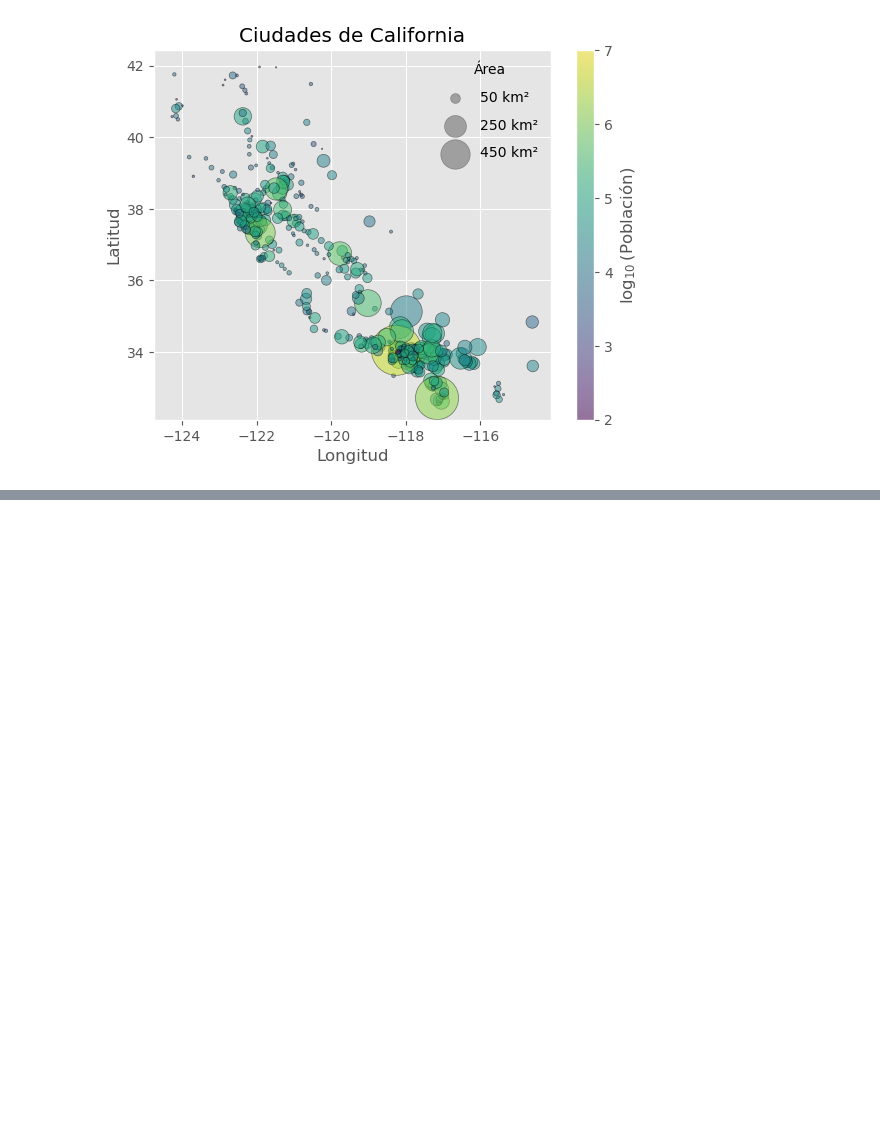
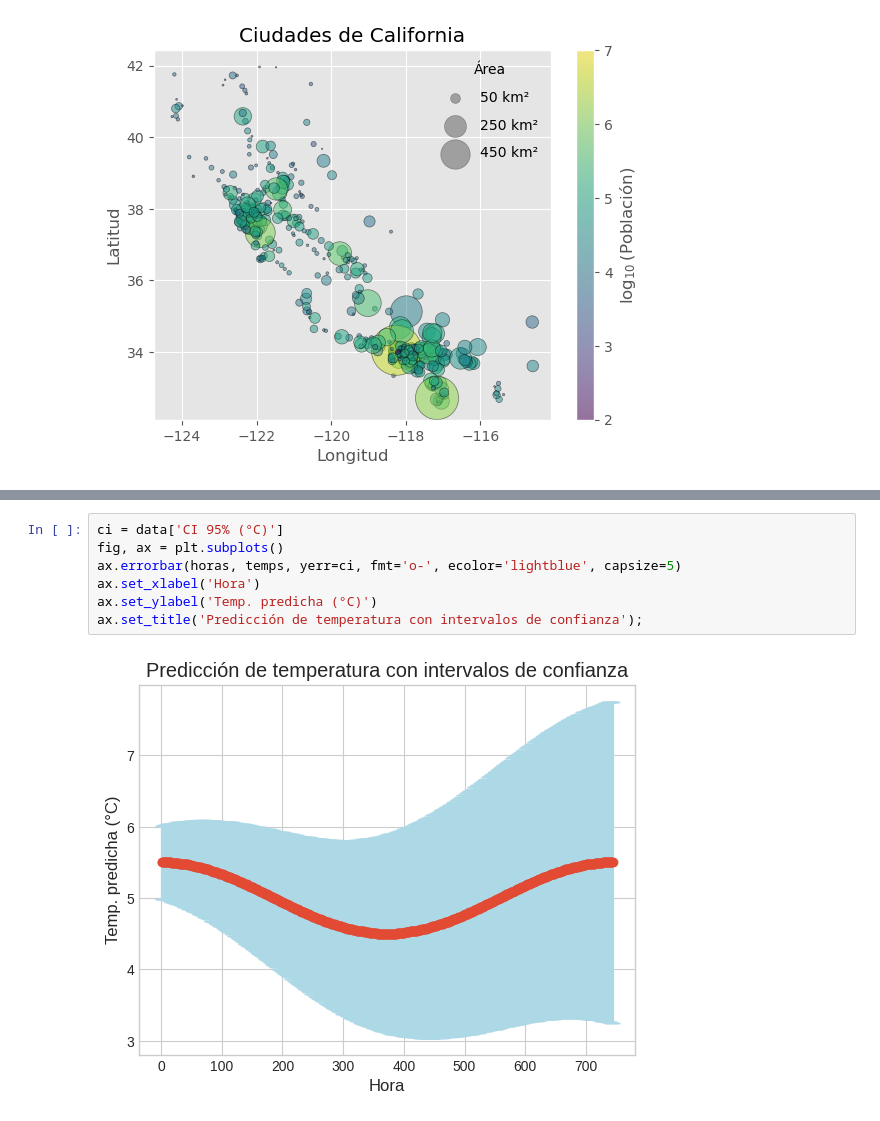
Before and after one commit to famartinezal/curso-geo, a Jupyter notebook: matplotlib.ipynb, the cells around one changed output, grey strips where cells are left out. Drawn from its saved outputs; the diff is of its cells as text; blank space fills up the shorter version.

```diff
--- a/matplotlib.ipynb
+++ b/matplotlib.ipynb
@@ -571,0 +641,9 @@ Text(0.5, 1.0, 'Ciudades de California')
+# %%
+ci = data['CI 95% (°C)']
+fig, ax = plt.subplots()
+ax.errorbar(horas, temps, yerr=ci, fmt='o-', ecolor='lightblue', capsize=5)
+ax.set_xlabel('Hora')
+ax.set_ylabel('Temp. predicha (°C)')
+ax.set_title('Predicción de temperatura con intervalos de confianza');
+# %% [output]
+[figure, added]
```
Also changed, not shown: parts of 8 cells of this notebook.
